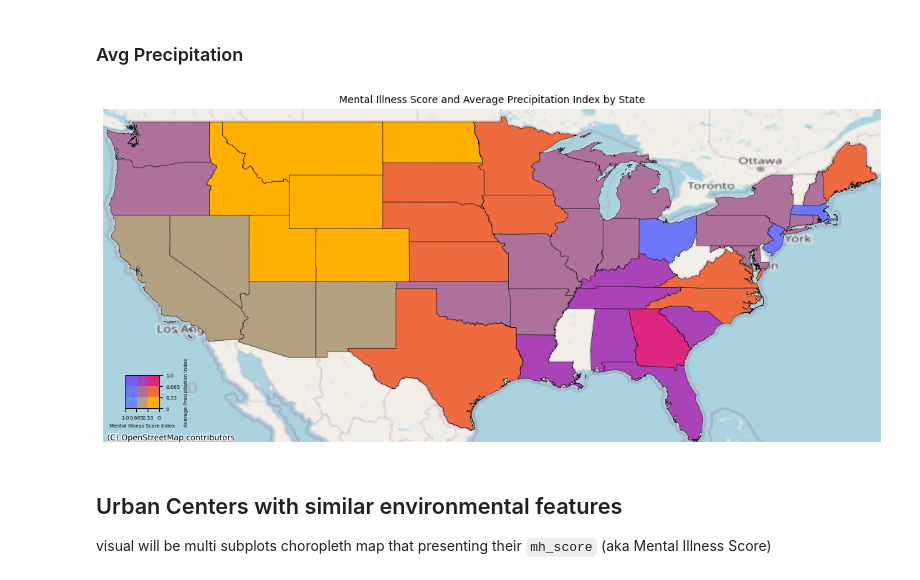
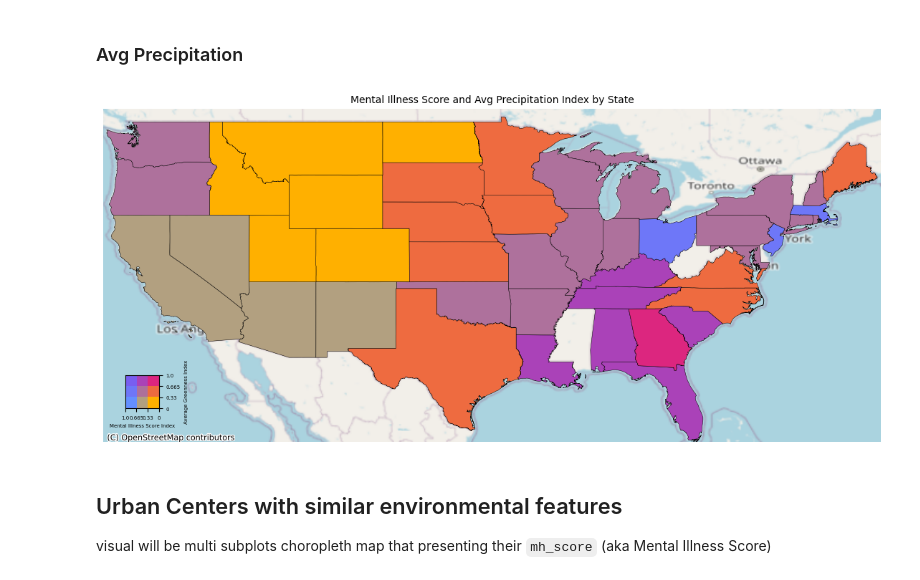
Before and after one commit to shuting2023/Natures_Rx, a Jupyter notebook: src/data_analysis.ipynb, the cells around one changed output. Drawn from its saved outputs; the diff is of its cells as text; code cells hidden in the pictures.

```diff
--- a/src/data_analysis.ipynb
+++ b/src/data_analysis.ipynb
@@ -82,13 +48,21 @@ state_color_df_pre = map.assign_color_cells(state_df_pre,'Avg Precipitation', en
-# %%
-fig, ax = map.mat_subplots(1,1,fig_size = (14,20)) # 1,1 means 1 plot
-map.matplotlib_map(ax,state_color_df_pre, 'c1_env', 'c2_mh', colorlist, xlim= [-125,-66.7], ylim = [25,50], figsize = (20,20))
-
-# adding color legend
-map.bicolor_legend(ax, colorlist,percentile = np.linspace(0.33, 1, 3), legend_position = [0,0.1,0.1,0.1], tick_fontsize = 5, label_fontsize = 5, x_label = 'Mental Illness Score Index', y_label = 'Average Precipitation Index')
-map.set_off_axis(ax) # to remove axis
-_ =ax.set_title('Mental Illness Score and Average Precipitation Index by State', fontsize = 10)
-# %% [output]
-[figure, removed]
+# %%
+map.one_function_bimap_state_level(
+    state_data,
+    merged_data,
+    env_feature = 'Avg Precipitation',
+    other_features = ['State'],
+    lefton="State",
+    righton="STUSPS",
+    mh_feature="MH_Score",
+    env_color_01 = 'c1_env',
+    mh_col = 'MH_Score',
+    mh_color_02 = 'c2_mh',
+    percentile=np.linspace(0.33, 1, 3),
+    color_list=["#ffb000", "#dc267f", "#648fff", "#785ef0"],
+    legend_position = [0,0.1,0.1,0.1], tick_fontsize = 5, label_fontsize = 5, x_label = 'Mental Illness Score Index', y_label = 'Average Greenness Index',title_fontsize = 10
+    )
+# %% [output]
+[figure, added]
 # %% [markdown]
 ## Urban Centers with similar environmental features
 visual will be multi subplots choropleth map that presenting their `mh_score` (aka Mental Illness Score)
```
Also changed, not shown: parts of 10 cells of this notebook, 1 other file.
